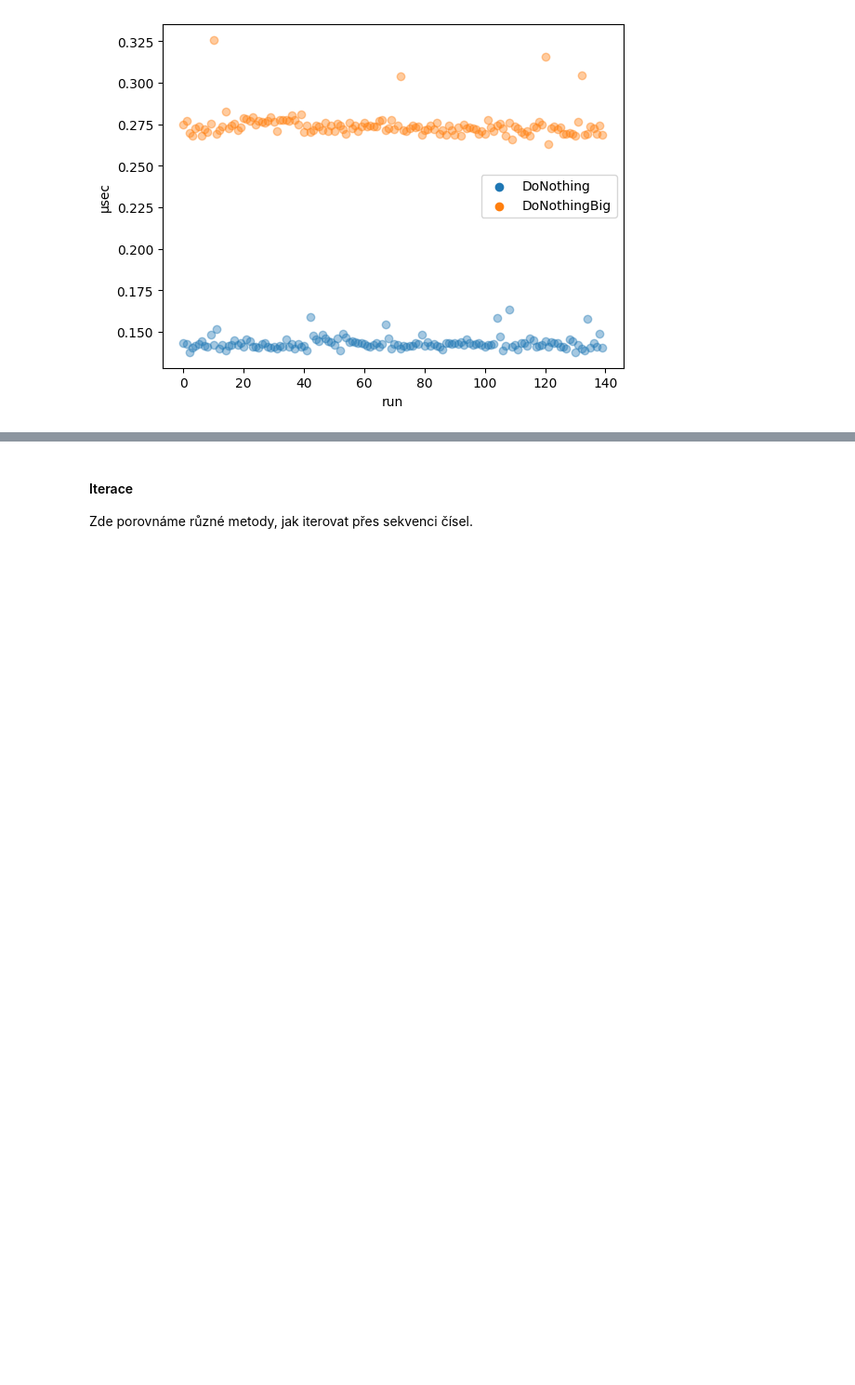
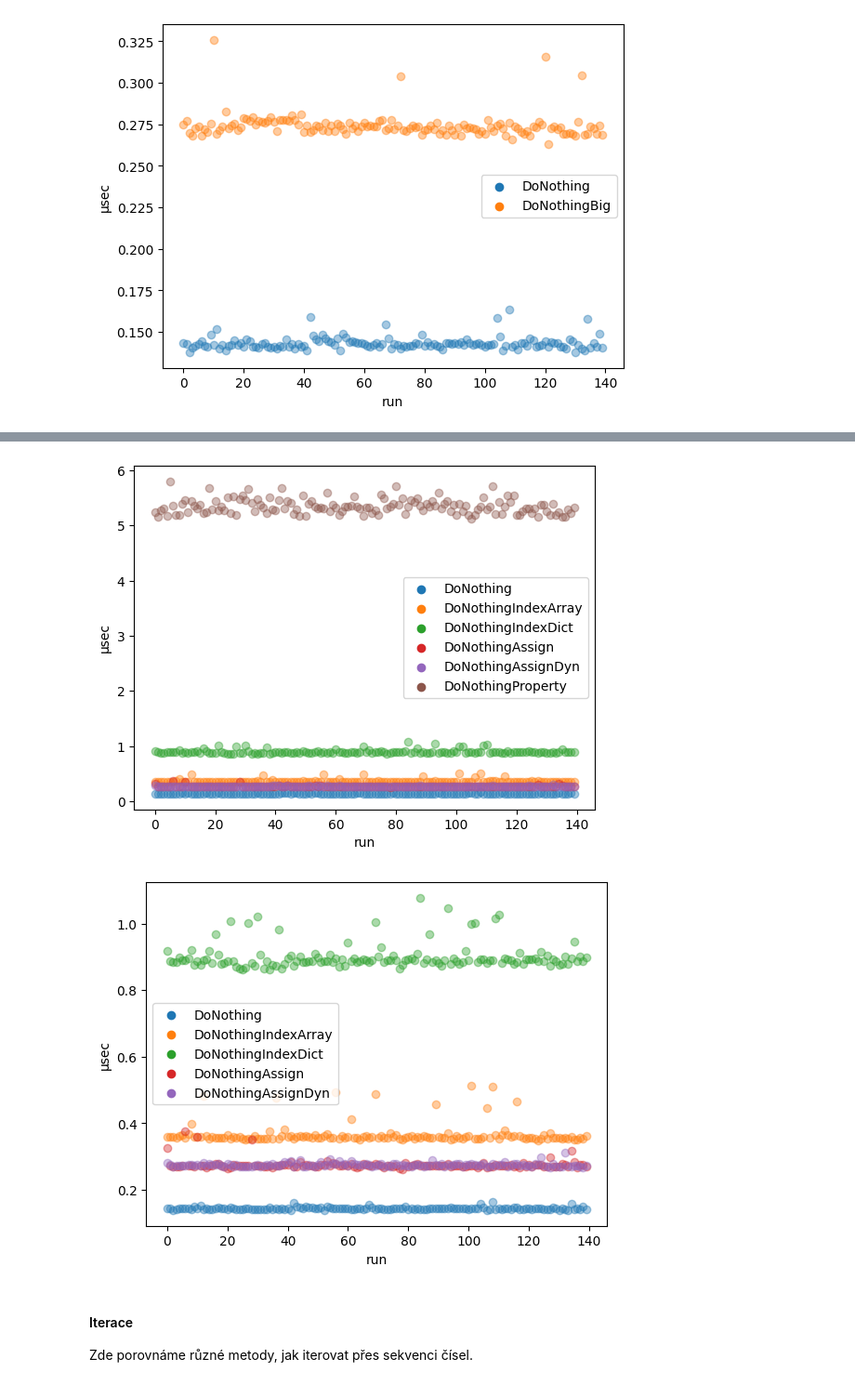
Before and after one commit to MarkusSecundus/NSWI131-Credit-GDScriptPerformanceEvaluation, a Jupyter notebook: main.ipynb, the cells around one changed output, grey strips where cells are left out. Shown at 93% size. Cells and saved outputs as stored; diff of their text form; code cells hidden in the pictures; blank space fills up the shorter version.

Commit message:
ntb WIP - finished ArithmeticBenchmarks section

```diff
--- a/main.ipynb
+++ b/main.ipynb
@@ -370,3 +405,9 @@ graph_usecs(all_measurements[ArithmeticBenchmarks], ["DoNothing", "DoNothingBig"
+# %%
+graph_usecs(all_measurements[ArithmeticBenchmarks], ["DoNothing", "DoNothingIndexArray", "DoNothingIndexDict", "DoNothingAssign", "DoNothingAssignDyn", "DoNothingProperty"], alpha=0.4)
+graph_usecs(all_measurements[ArithmeticBenchmarks], ["DoNothing", "DoNothingIndexArray", "DoNothingIndexDict", "DoNothingAssign", "DoNothingAssignDyn"], alpha=0.4)
+# %% [output]
+[figure, added]
+[figure, added]
 # %% [markdown]
 #### Iterace
 
```
Also changed, not shown: parts of 6 cells of this notebook.
